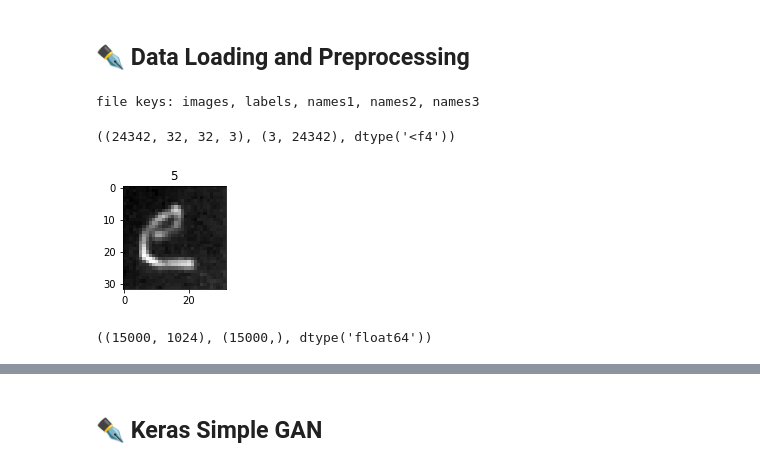
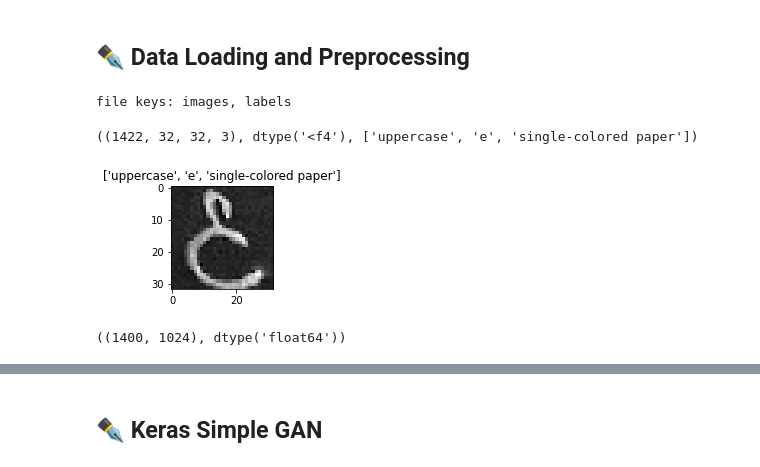
Before and after one commit to OlgaBelitskaya/colab_notebooks, a Jupyter notebook: letter_generator2.ipynb, the cells around one changed output, grey strips where cells are left out. Drawn from its saved outputs; the diff is of its cells as text; code cells hidden in the pictures.

```diff
--- a/letter_generator2.ipynb
+++ b/letter_generator2.ipynb
@@ -30,9 +31,13 @@ def display_images(generated_images,img_size):
 # %% [markdown]
 ## ✒️ Data Loading and Preprocessing
 # %%
+names=[['lowercase','uppercase'],
+       [s for s in u'абвгдеёжзийклмнопрстуфхцчшщъыьэюя'],
+       ['single-colored paper','striped paper',
+        'squared paper','graph paper']]
 path='https://raw.githubusercontent.com/'+\
-     'OlgaBelitskaya/data_kitchen/main/'
-h5f='Letters32.h5'
+     'OlgaBelitskaya/data/main/zip_letters/'
+h5f='01_05_00.h5'
 input_file=urllib.request.urlopen(path+h5f)
 output_file=open(h5f,'wb')
 output_file.write(input_file.read())
@@ -41,37 +46,32 @@ with h5py.File(h5f,'r') as f:
     keys=list(f.keys())
     print('file keys: '+', '.join(keys))
     images=np.array(f[keys[int(0)]])
-    labels=np.array(f[keys[int(1)]])
-    names=[[el.decode('utf-8') for el in f[keys[i]]]
-           for i in range(2,len(keys))]
+    labels=[el.decode('utf-8') for el in f[keys[1]]]
     f.close()
-images.shape,labels.shape,images.dtype
+images.shape,images.dtype,labels
 # %% [output]
-file keys: images, labels, names1, names2, names3
+file keys: images, labels
-((24342, 32, 32, 3), (3, 24342), dtype('<f4'))
+((1422, 32, 32, 3), dtype('<f4'), ['uppercase', 'е', 'single-colored paper'])
 # %%
-images=images[labels[2,:]==0]
-labels=labels[:,labels[2,:]==0][1,:]
-N=15000; sample_size=12
+N=1400; sample_size=12
 img_size=32; latent_size=128
 latent_sample_in=latent_samples(1,img_size**2)
 latent_sample_out=latent_samples(1,latent_size)
 images=tf.image.resize(images[:N],[img_size,img_size]).numpy()
-labels=labels[:N]
 gray_images=np.dot(images[...,:3],[.299,.587,.114])
 # %%
 pl.figure(figsize=(2,3))
 randi=np.random.randint(int(.9*N))
 img=np.array(gray_images[randi])
 pl.imshow(img.astype(float),cmap=pl.cm.Greys)
-pl.tight_layout(); pl.title(labels[randi]); pl.show()
+pl.tight_layout(); pl.title(labels); pl.show()
 # %% [output]
-[figure, old version]
+[figure, new version]
 # %%
 gray_images=gray_images.reshape(N,img_size**2)
-gray_images.shape,labels.shape,gray_images.dtype
+gray_images.shape,gray_images.dtype
 # %% [output]
-((15000, 1024), (15000,), dtype('float64'))
+((1400, 1024), dtype('float64'))
 # %%
 pl.figure(figsize=(2,3))
 img0=np.squeeze(latent_sample_in).reshape(img_size,img_size)
```
Also changed, not shown: parts of 11 cells of this notebook, 1 other file.
